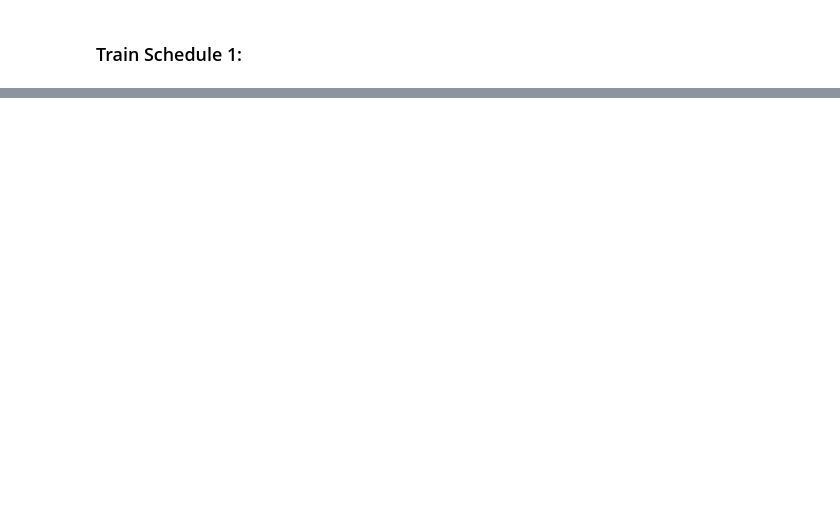
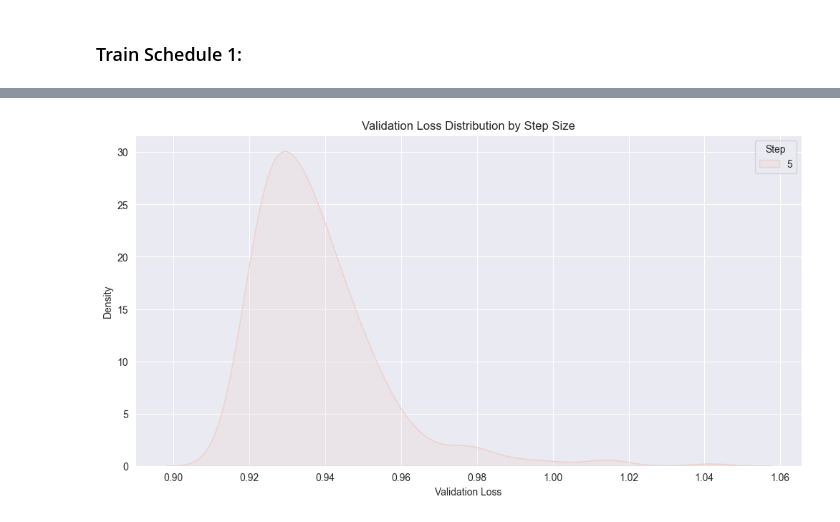
Before and after one commit to omar11205/torchDeepLearning, a Jupyter notebook: ANN/20_torch_taxi_fares_p3.ipynb, the cells around one changed output, grey strips where cells are left out. Cells and saved outputs as stored; diff of their text form; code cells hidden in the pictures; blank space fills up the shorter version.

```diff
--- a/ANN/20_torch_taxi_fares_p3.ipynb
+++ b/ANN/20_torch_taxi_fares_p3.ipynb
@@ -354,0 +415,9 @@ Training completed in 1865.15 seconds
+# %%
+plt.figure(figsize=(12, 6))
+sns.kdeplot(data=results_lr_09_500, x='Validation Loss', hue='Step', fill=True)
+plt.title('Validation Loss Distribution by Step Size')
+plt.xlabel('Validation Loss')
+plt.ylabel('Density')
+plt.show()
+# %% [output]
+[figure, added]
```
Also changed, not shown: parts of 19 cells of this notebook, 3 other files.
